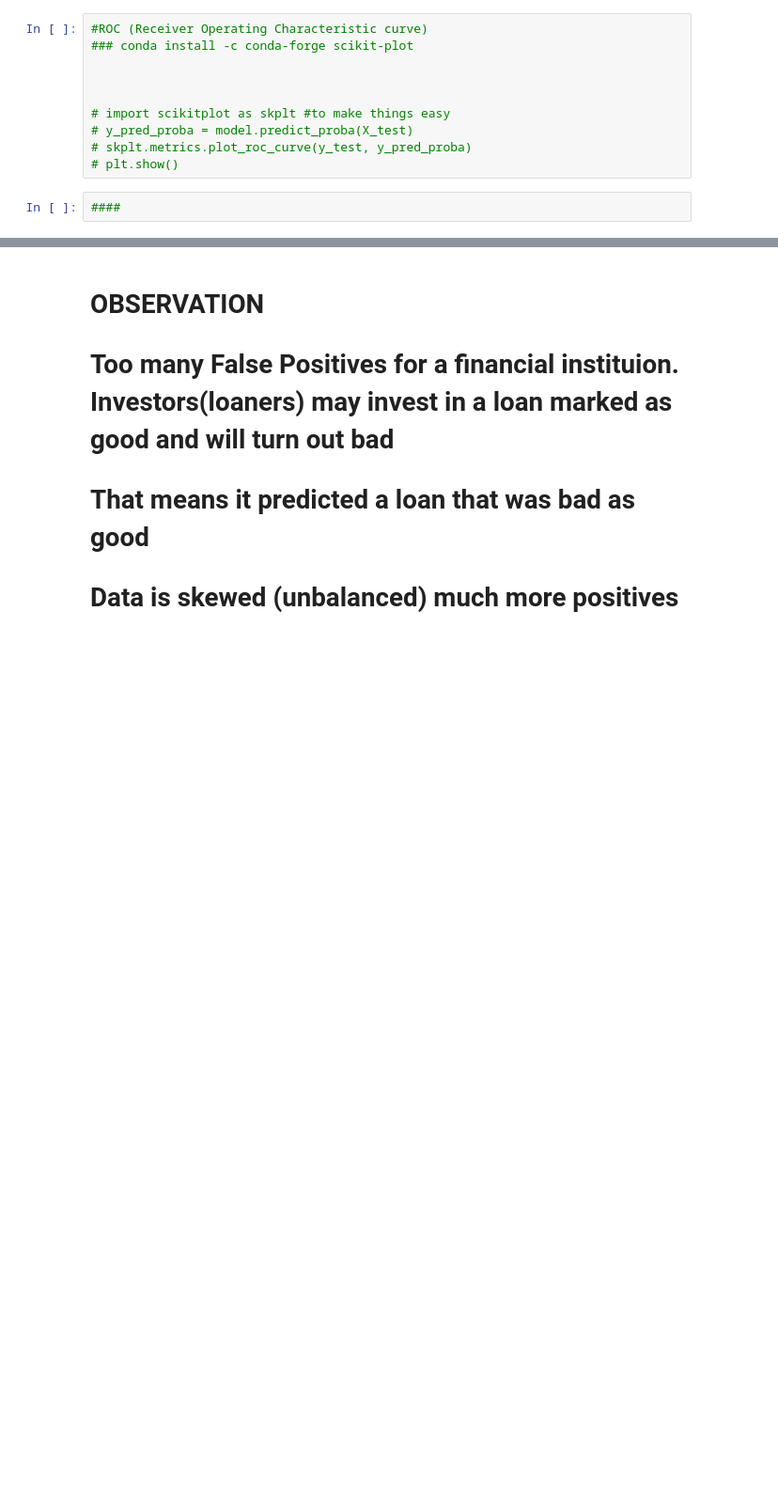
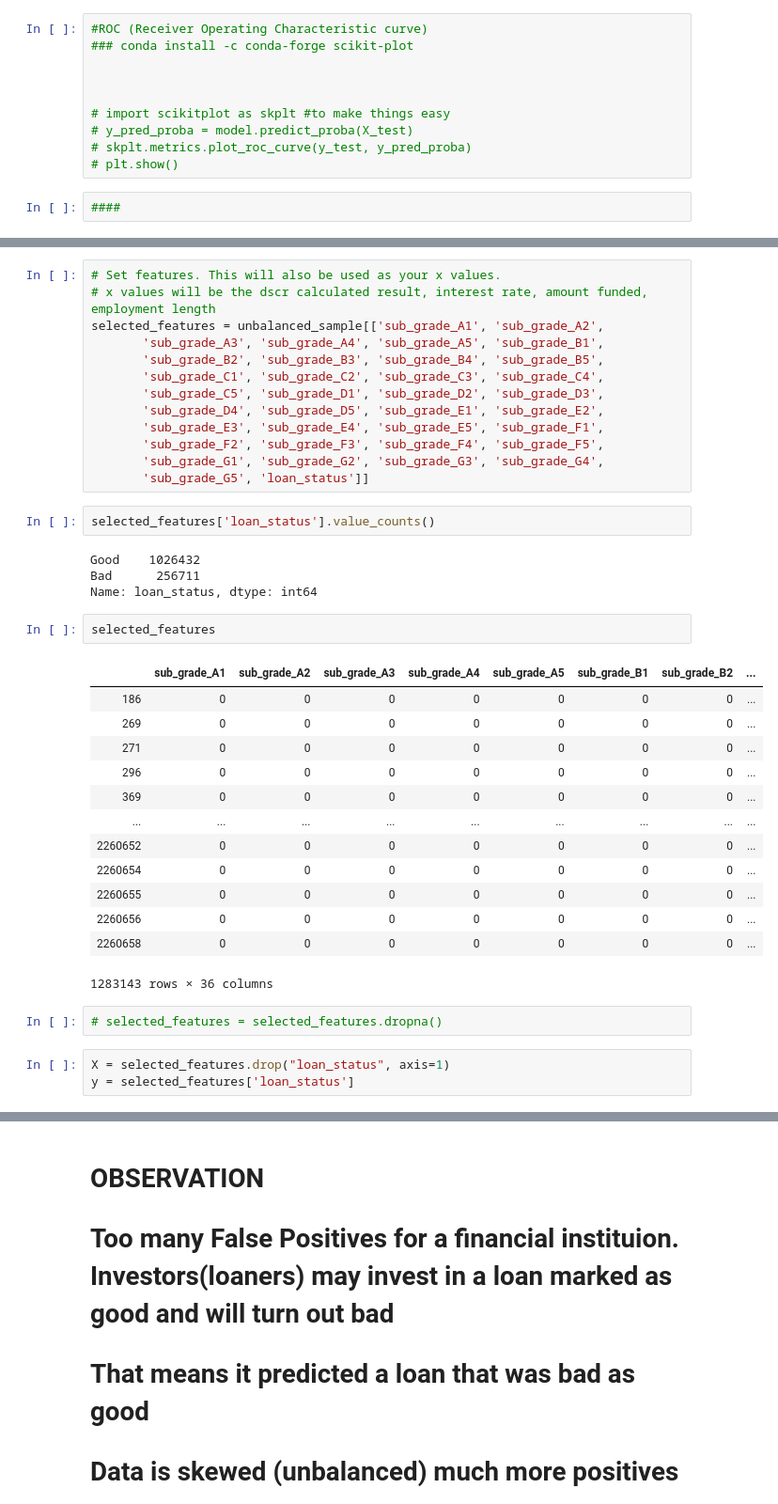
Before and after one commit to ppages01/FP_machinelearning, a Jupyter notebook: final.ipynb, the cells around one changed output, grey strips where cells are left out. Shown at 94% size. Drawn from its saved outputs; the diff is of its cells as text; blank space fills up the shorter version.

```diff
--- a/final.ipynb
+++ b/final.ipynb
@@ -2093,0 +2100,40 @@ Specificity 0.69
+# %%
+# Set features. This will also be used as your x values.
+# x values will be the dscr calculated result, interest rate, amount funded, employment length
+selected_features = unbalanced_sample[['sub_grade_A1', 'sub_grade_A2',
+       'sub_grade_A3', 'sub_grade_A4', 'sub_grade_A5', 'sub_grade_B1',
+       'sub_grade_B2', 'sub_grade_B3', 'sub_grade_B4', 'sub_grade_B5',
+       'sub_grade_C1', 'sub_grade_C2', 'sub_grade_C3', 'sub_grade_C4',
+       'sub_grade_C5', 'sub_grade_D1', 'sub_grade_D2', 'sub_grade_D3',
+       'sub_grade_D4', 'sub_grade_D5', 'sub_grade_E1', 'sub_grade_E2',
+       'sub_grade_E3', 'sub_grade_E4', 'sub_grade_E5', 'sub_grade_F1',
+       'sub_grade_F2', 'sub_grade_F3', 'sub_grade_F4', 'sub_grade_F5',
+       'sub_grade_G1', 'sub_grade_G2', 'sub_grade_G3', 'sub_grade_G4',
+       'sub_grade_G5', 'loan_status']]
+# %%
+selected_features['loan_status'].value_counts()
+# %% [output]
+Good    1026432
+Bad      256711
+Name: loan_status, dtype: int64
+# %%
+selected_features
+# %% [output]
+|  | sub_grade_A1 | sub_grade_A2 | sub_grade_A3 | sub_grade_A4 | sub_grade_A5 | sub_grade_B1 | sub_grade_B2 | ... |
+| 186 | 0 | 0 | 0 | 0 | 0 | 0 | 0 | ... |
+| 269 | 0 | 0 | 0 | 0 | 0 | 0 | 0 | ... |
+| 271 | 0 | 0 | 0 | 0 | 0 | 0 | 0 | ... |
+| 296 | 0 | 0 | 0 | 0 | 0 | 0 | 0 | ... |
+| 369 | 0 | 0 | 0 | 0 | 0 | 0 | 0 | ... |
+| ... | ... | ... | ... | ... | ... | ... | ... | ... |
+| 2260652 | 0 | 0 | 0 | 0 | 0 | 0 | 0 | ... |
+| 2260654 | 0 | 0 | 0 | 0 | 0 | 0 | 0 | ... |
+| 2260655 | 0 | 0 | 0 | 0 | 0 | 0 | 0 | ... |
+| 2260656 | 0 | 0 | 0 | 0 | 0 | 0 | 0 | ... |
+| 2260658 | 0 | 0 | 0 | 0 | 0 | 0 | 0 | ... |
+1283143 rows × 36 columns
+# %%
+# selected_features = selected_features.dropna()
+# %%
+X = selected_features.drop("loan_status", axis=1)
+y = selected_features['loan_status']
```
Also changed, not shown: parts of 11 cells of this notebook, 1 other file.
